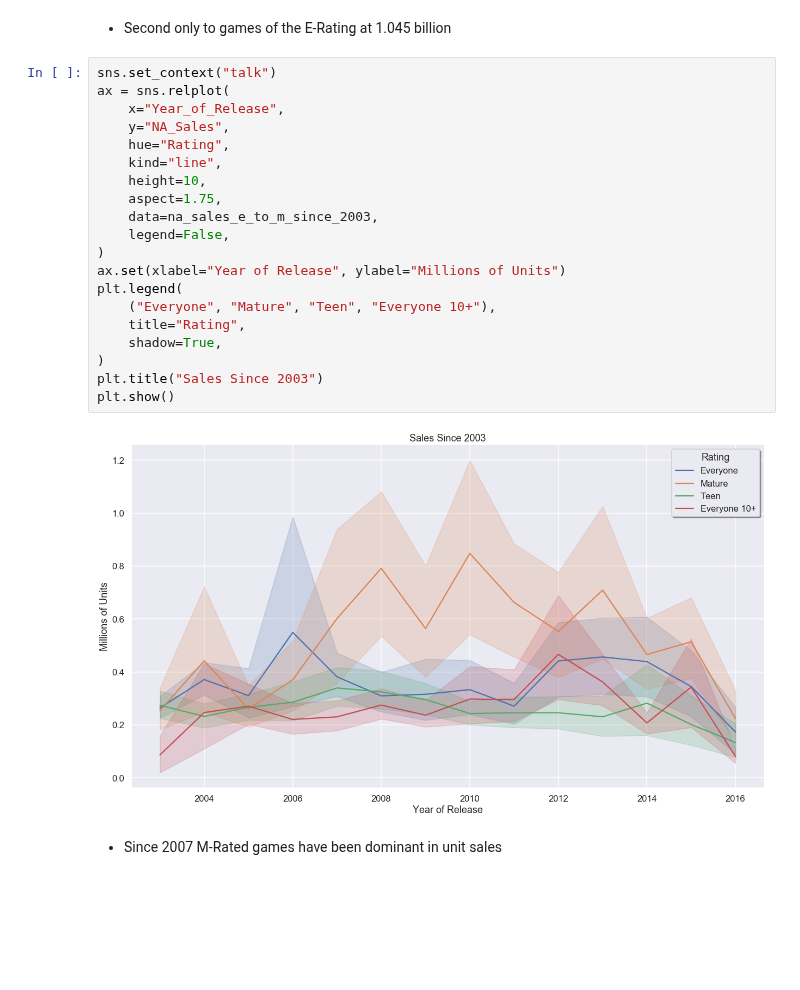
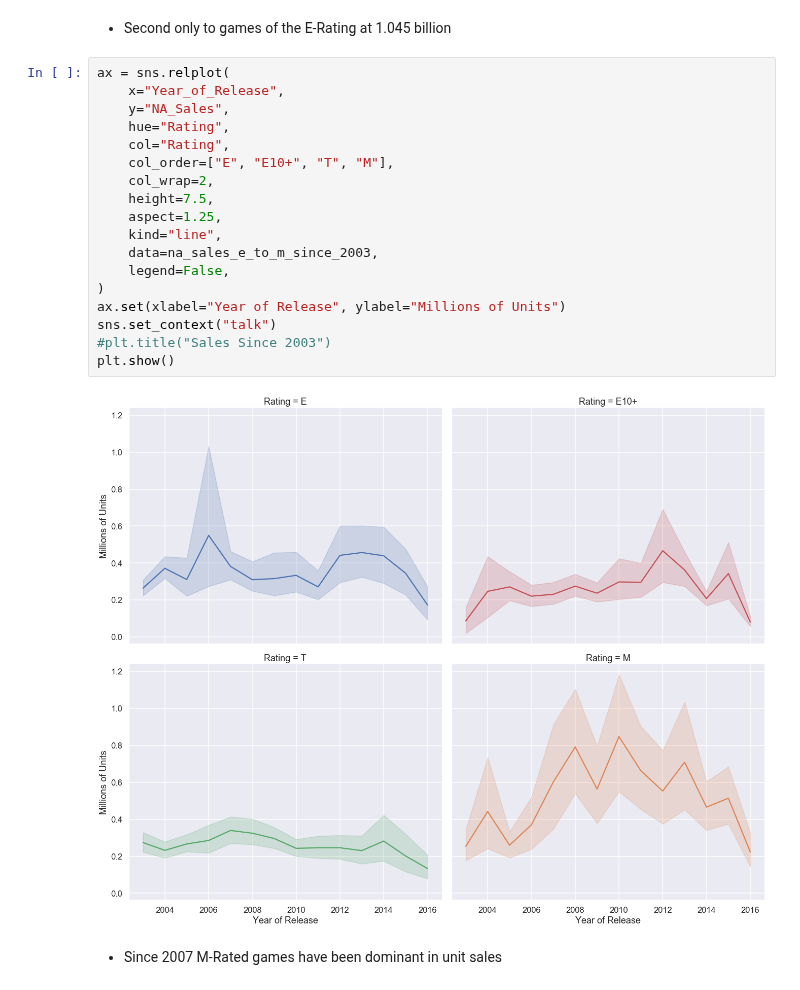
Before and after one commit to rjstange/Video-Game-Sales-by-ESRB-Rating, a Jupyter notebook: Video Game Sales By Maturity Rating - Slides.ipynb, the cells around one changed output. Drawn from its saved outputs; the diff is of its cells as text; blank space fills up the shorter version.

```diff
--- a/Video Game Sales By Maturity Rating - Slides.ipynb
+++ b/Video Game Sales By Maturity Rating - Slides.ipynb
@@ -104,27 +113,25 @@ Name: NA_Sales, dtype: float64
 # %% [markdown]
 - Second only to games of the E-Rating at 1.045 billion
 # %%
-sns.set_context("talk")
 ax = sns.relplot(
     x="Year_of_Release",
     y="NA_Sales",
     hue="Rating",
+    col="Rating",
+    col_order=["E", "E10+", "T", "M"],
+    col_wrap=2,
+    height=7.5,
+    aspect=1.25,
     kind="line",
-    height=10,
-    aspect=1.75,
     data=na_sales_e_to_m_since_2003,
     legend=False,
 )
 ax.set(xlabel="Year of Release", ylabel="Millions of Units")
-plt.legend(
-    ("Everyone", "Mature", "Teen", "Everyone 10+"),
-    title="Rating",
-    shadow=True,
-)
-plt.title("Sales Since 2003")
+sns.set_context("talk")
+#plt.title("Sales Since 2003")
 plt.show()
 # %% [output]
-[figure, old version]
+[figure, new version]
 # %% [markdown]
 - Since 2007 M-Rated games have been dominant in unit sales
 # %% [markdown]
```
Also changed, not shown: parts of 14 cells of this notebook.
